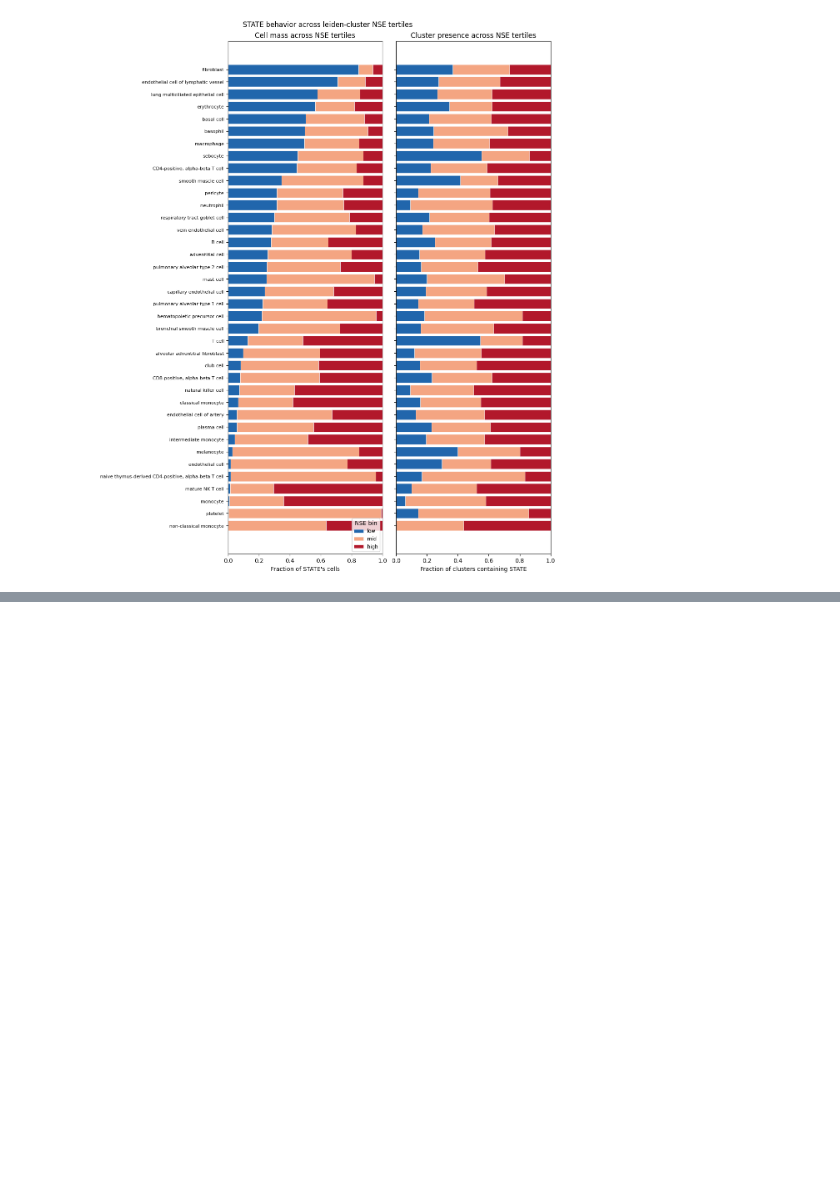
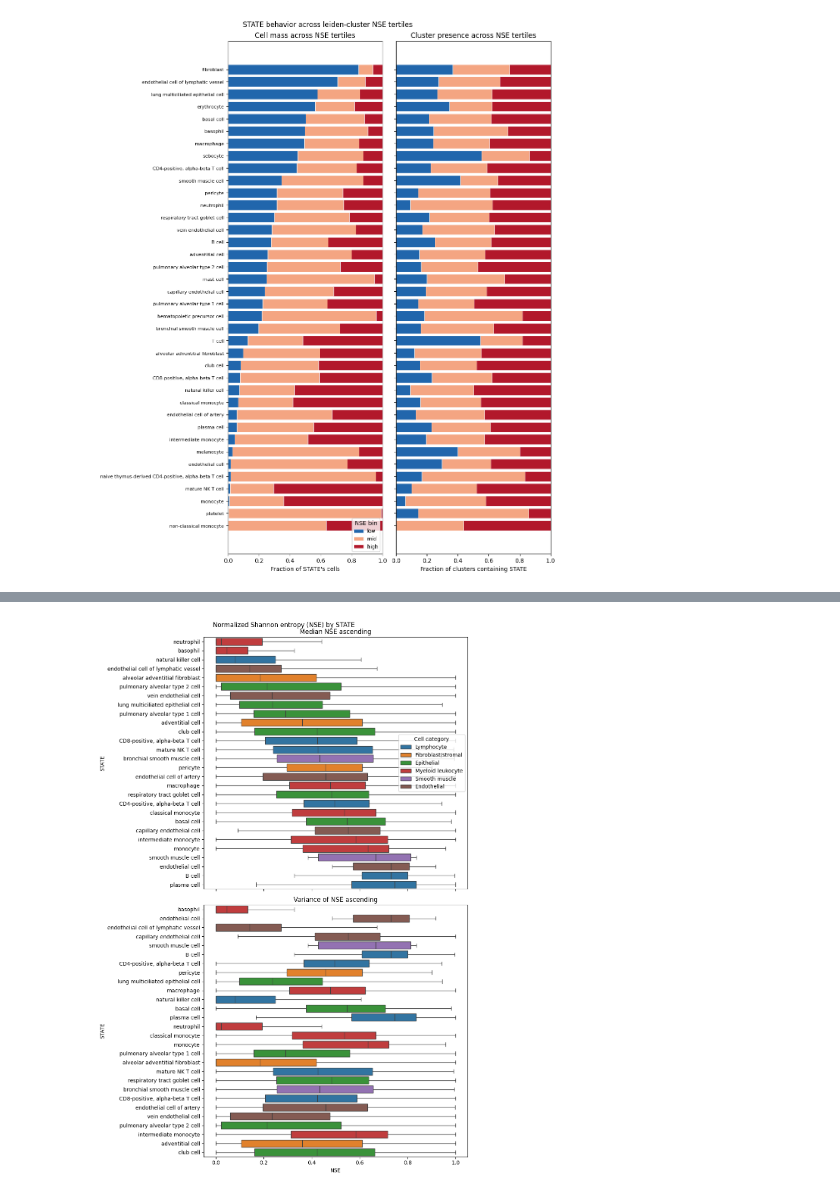
Before and after one commit to otodreas/scBaseCount_Pipeline, a Jupyter notebook: notebooks/cluster_stats.ipynb, the cells around one changed output, grey strips where cells are left out. Drawn from its saved outputs; the diff is of its cells as text; code cells hidden in the pictures; blank space fills up the shorter version.

```diff
--- a/notebooks/cluster_stats.ipynb
+++ b/notebooks/cluster_stats.ipynb
@@ -472,0 +477,63 @@ plt.show()
+# %%
+import seaborn as sns
+
+cell_category = {
+    "B cell": "Lymphocyte",
+    "CD4-positive, alpha-beta T cell": "Lymphocyte",
+    "CD8-positive, alpha-beta T cell": "Lymphocyte",
+    "T cell": "Lymphocyte",
+    "mature NK T cell": "Lymphocyte",
+    "naive thymus-derived CD4-positive, alpha-beta T cell": "Lymphocyte",
+    "natural killer cell": "Lymphocyte",
+    "plasma cell": "Lymphocyte",
+    "basophil": "Myeloid leukocyte",
+    "classical monocyte": "Myeloid leukocyte",
+    "intermediate monocyte": "Myeloid leukocyte",
+    "macrophage": "Myeloid leukocyte",
+    "mast cell": "Myeloid leukocyte",
+    "monocyte": "Myeloid leukocyte",
+    "neutrophil": "Myeloid leukocyte",
+    "non-classical monocyte": "Myeloid leukocyte",
+    "hematopoietic precursor cell": "Hematopoietic precursor",
+    "erythrocyte": "Anucleate",
+    "platelet": "Anucleate",
+    "capillary endothelial cell": "Endothelial",
+    "endothelial cell": "Endothelial",
+    "endothelial cell of artery": "Endothelial",
+    "endothelial cell of lymphatic vessel": "Endothelial",
+    "vein endothelial cell": "Endothelial",
+    "adventitial cell": "Fibroblast/stromal",
+    "alveolar adventitial fibroblast": "Fibroblast/stromal",
+    "fibroblast": "Fibroblast/stromal",
+    "pericyte": "Fibroblast/stromal",
+    "bronchial smooth muscle cell": "Smooth muscle",
+    "smooth muscle cell": "Smooth muscle",
+    "basal cell": "Epithelial",
+    "club cell": "Epithelial",
+    "lung multiciliated epithelial cell": "Epithelial",
+    "pulmonary alveolar type 1 cell": "Epithelial",
+    "pulmonary alveolar type 2 cell": "Epithelial",
+    "respiratory tract goblet cell": "Epithelial",
+    "sebocyte": "Epithelial",
+    "melanocyte": "Melanocyte",
+}
+
+data = pd.melt(ds.nse_STATE.to_pandas(), value_name="NSE").dropna()
+data = data[data["STATE"] != ""]
+data = data.groupby("STATE").filter(lambda g: len(g) >= 7)
+order_median = data.groupby("STATE").median().sort_values(by="NSE").index.tolist()
+order_var = data.groupby("STATE").var().sort_values(by="NSE").index.tolist()
+data["Cell category"] = data["STATE"].map(cell_category)
+
+fig, ax = plt.subplots(2, 1, sharex=True, figsize=(10, 15))
+
+sns.boxplot(data=pd.DataFrame(data), x="NSE", y="STATE", hue="Cell category", order=order_median, fliersize=0, ax=ax[0])
+sns.boxplot(data=pd.DataFrame(data), x="NSE", y="STATE", hue="Cell category", order=order_var, fliersize=0, legend=False, ax=ax[1])
+
+ax[0].set_title("Median NSE ascending")
+ax[1].set_title("Variance of NSE ascending")
+fig.suptitle("Normalized Shannon entropy (NSE) by STATE")
+
+plt.tight_layout()
+# %% [output]
+[figure, added]
```
Also changed, not shown: parts of 4 cells of this notebook, 2 other files.
